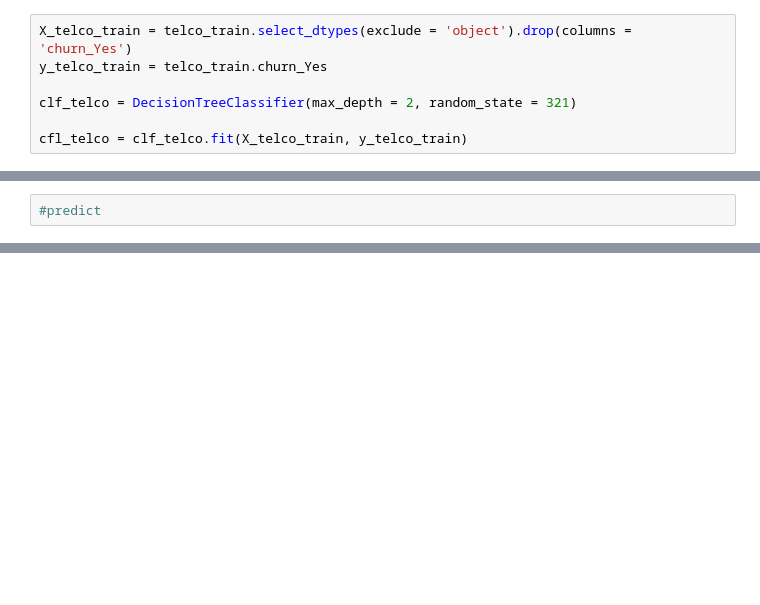
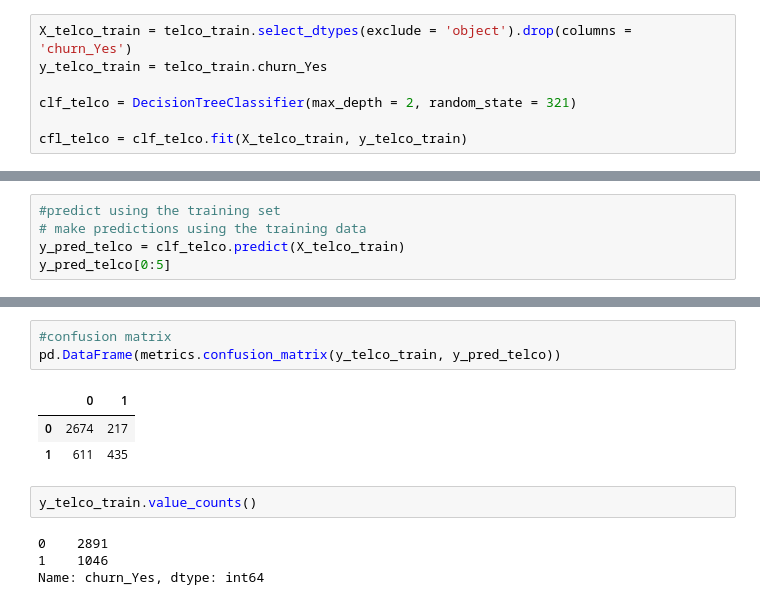
Before and after one commit to stephenfitzsimon/classification-exercises, a Jupyter notebook: model.ipynb, the cells around one changed output, grey strips where cells are left out. Saved outputs shown, nothing was run; the diff lists cells and outputs as text; blank space fills up the shorter version.

```diff
--- a/model.ipynb
+++ b/model.ipynb
@@ -437,3 +437,6 @@ plot_tree(clf_telco, feature_names = X_telco_train.columns, class_names = np.arr
 [figure]
 # %%
-#predict
+#predict using the training set
+# make predictions using the training data
+y_pred_telco = clf_telco.predict(X_telco_train)
+y_pred_telco[0:5]
@@ -439,0 +454,13 @@ plot_tree(clf_telco, feature_names = X_telco_train.columns, class_names = np.arr
+# %%
+#confusion matrix
+pd.DataFrame(metrics.confusion_matrix(y_telco_train, y_pred_telco))
+# %% [output]
+|  | 0 | 1 |
+| 0 | 2674 | 217 |
+| 1 | 611 | 435 |
+# %%
+y_telco_train.value_counts()
+# %% [output]
+0    2891
+1    1046
+Name: churn_Yes, dtype: int64
```
Also changed, not shown: parts of 19 cells of this notebook.
